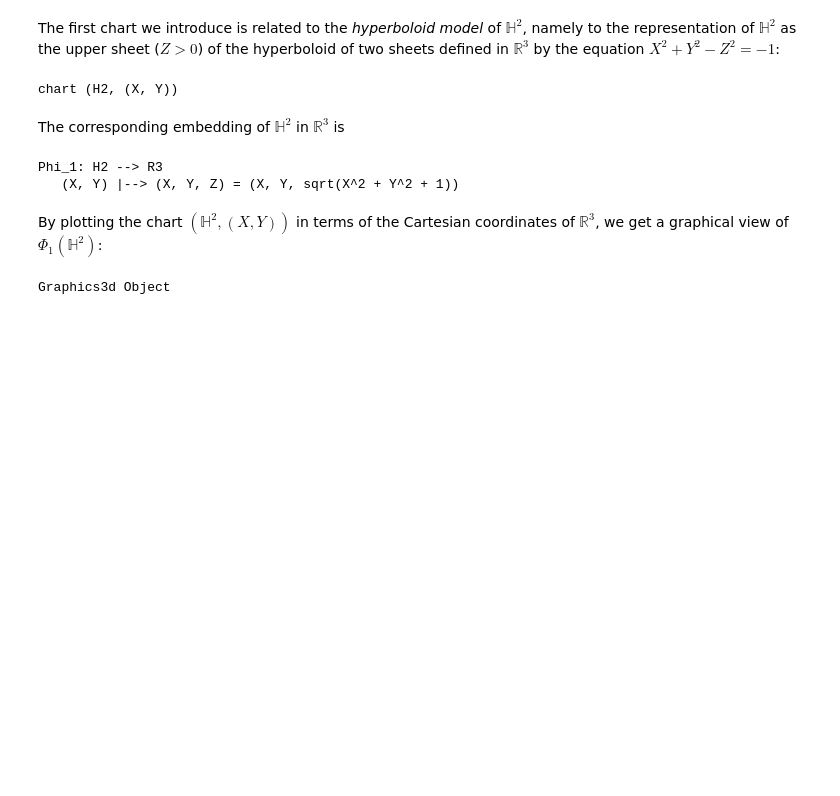
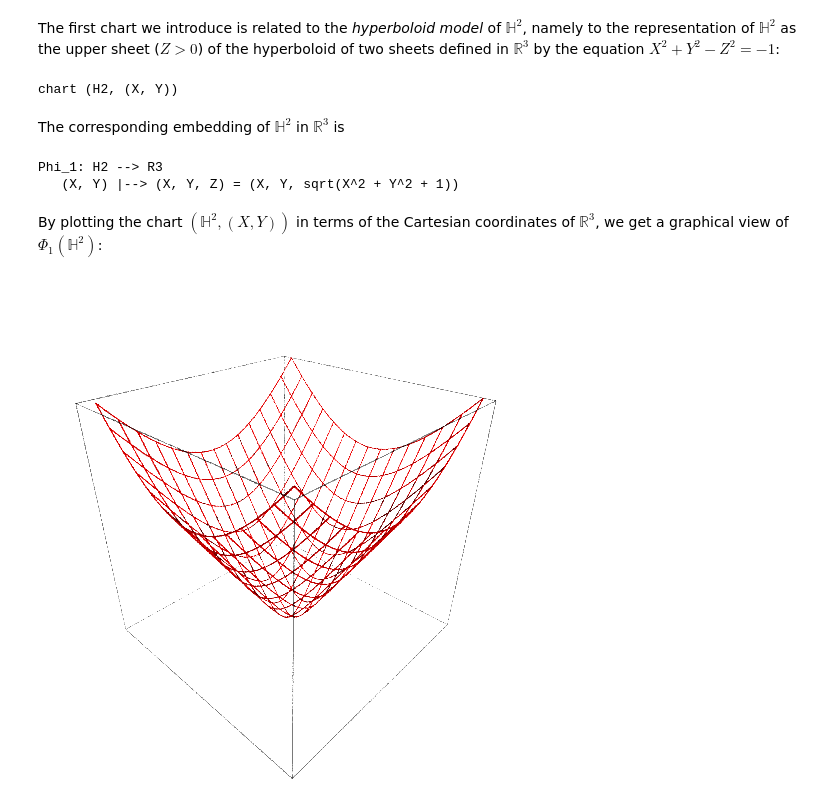
Before and after one commit to sagemanifolds/SageManifolds, a Jupyter notebook: Worksheets/v0.8/hyperbolic_plane.ipynb, the cells around one changed output. Drawn from its saved outputs; the diff is of its cells as text; code cells hidden in the pictures; blank space fills up the shorter version.

Commit message:
hyperbolic_plane.ipynb with Tachyon output

```diff
--- a/Worksheets/v0.8/hyperbolic_plane.ipynb
+++ b/Worksheets/v0.8/hyperbolic_plane.ipynb
@@ -38,6 +38,7 @@ Phi_1: H2 --> R3
 # %% [markdown]
 By plotting the chart $\left(\mathbb{H}^2,(X,Y)\right)$ in terms of the Cartesian coordinates of $\mathbb{R}^3$, we get a graphical view of $\Phi_1(\mathbb{H}^2)$:
 # %%
-X_hyp.plot(X_cart, mapping=Phi1, nb_values=15)
+graph = X_hyp.plot(X_cart, mapping=Phi1, nb_values=15)
+show(graph, viewer='tachyon')
 # %% [output]
-Graphics3d Object
+[figure, added]
```
